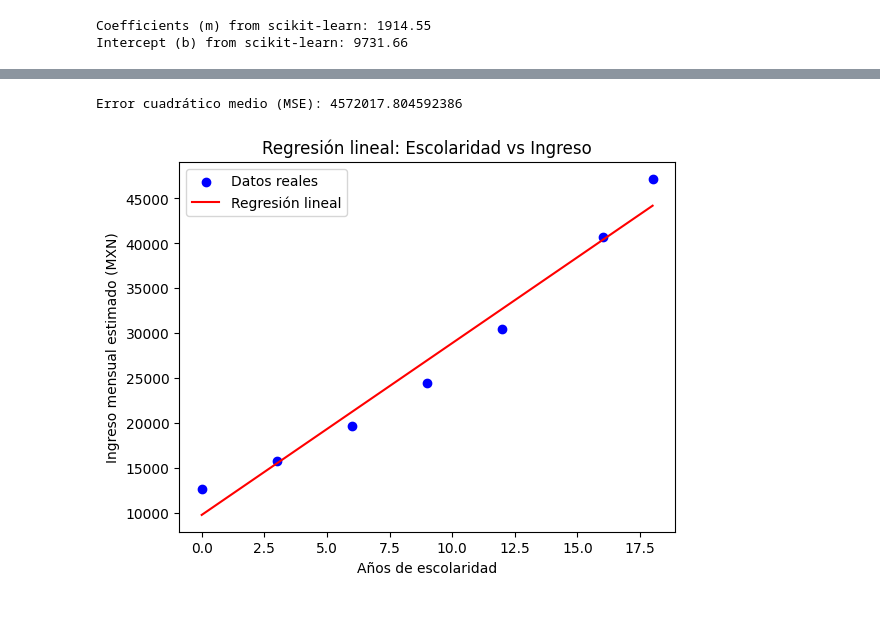
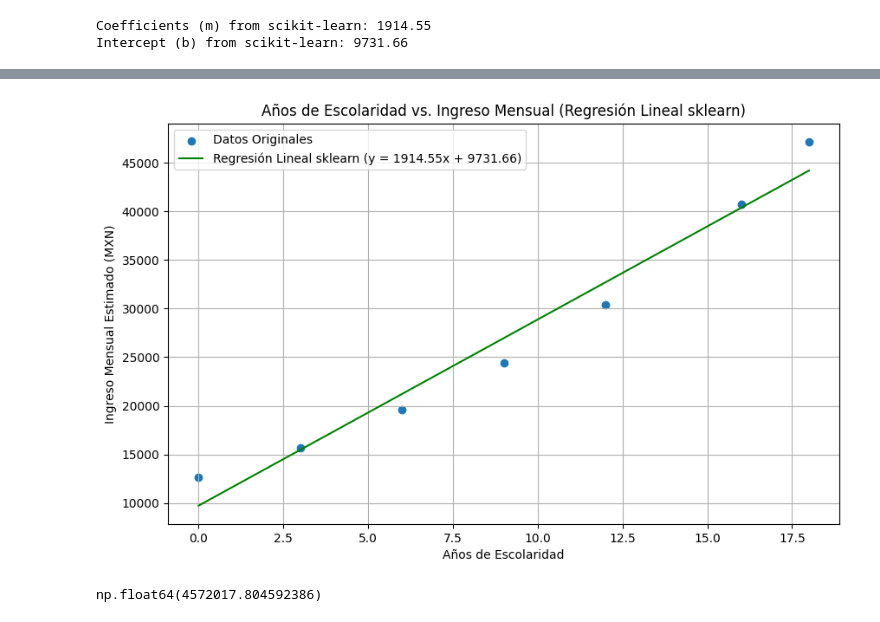
Before and after one commit to m00n07/mineria_de_datos, a Jupyter notebook: Mineria_de_datos.ipynb, the cells around one changed output, grey strips where cells are left out. Drawn from its saved outputs; the diff is of its cells as text; code cells hidden in the pictures.

```diff
--- a/Mineria_de_datos.ipynb
+++ b/Mineria_de_datos.ipynb
@@ -970,29 +971,49 @@ Interpretación porcentual: MAPE.
-# %%
-import matplotlib.pyplot as plt
-
-# Grafica la línea del modelo de regresión lineal de sklearn junto con los datos originales.
-from sklearn.linear_model import LinearRegression
-from sklearn.metrics import mean_squared_error
-
-# Modelo de regresión lineal
-modelo = LinearRegression()
-modelo.fit(anios_escolaridad, ingreso_mensual_estimado_mx)
-
-# Predicciones
-y_pred = modelo.predict(anios_escolaridad)
-
-# Cálculo del MSE
-mse = mean_squared_error(ingreso_mensual_estimado_mx, y_pred)
-print("Error cuadrático medio (MSE):", mse)
-
-
-plt.scatter(anios_escolaridad, ingreso_mensual_estimado_mx, color="blue", label="Datos reales")
-plt.plot(anios_escolaridad, y_pred, color="red", label="Regresión lineal")
-plt.xlabel("Años de escolaridad")
-plt.ylabel("Ingreso mensual estimado (MXN)")
-plt.title("Regresión lineal: Escolaridad vs Ingreso")
-plt.legend()
-plt.show()
-# %% [output]
-Error cuadrático medio (MSE): 4572017.804592386
-[figure, removed]
+# %%
+# Ejercicio 1
+
+from sklearn.linear_model import LinearRegression
+import matplotlib.pyplot as plt
+
+# Cambia la forma de anios_escolaridad a 2D array como es requerido por sklearn
+X = anios_escolaridad.reshape(-1, 1)
+y = ingreso_mensual_estimado_mx
+
+# Crear y ajustar el modelo de regresión lineal
+modelo_regresion = LinearRegression()
+modelo_regresion.fit(X, y)
+
+# Predicciones usando el modelo de sklearn
+y_pred_sklearn = modelo_regresion.predict(X)
+
+plt.figure(figsize=(10, 6))
+plt.scatter(anios_escolaridad, ingreso_mensual_estimado_mx, label='Datos Originales')
+plt.plot(anios_escolaridad, y_pred_sklearn, color='green',
+         label=f'Regresión Lineal sklearn (y = {modelo_regresion.coef_[0]:.2f}x + {modelo_regresion.intercept_:.2f})')
+plt.title('Años de Escolaridad vs. Ingreso Mensual (Regresión Lineal sklearn)')
+plt.xlabel('Años de Escolaridad')
+plt.ylabel('Ingreso Mensual Estimado (MXN)')
+plt.grid(True)
+plt.legend()
+plt.show()
+# %% [output]
+[figure, added]
+# %%
+# Ejercicio 2
+
+# 1. Calcular errores
+errores_sklearn = ingreso_mensual_estimado_mx - y_pred_sklearn
+errores_sklearn
+
+# 2. Elevar errores al cuadrado
+errores_sklearn_cuadrados = errores_sklearn ** 2
+errores_sklearn_cuadrados
+
+# 3. Sumar errores cuadrados
+suma_errores_sklearn = np.sum(errores_sklearn_cuadrados)
+suma_errores_sklearn
+
+# 4. Calcular MSE
+mse_sklearn = suma_errores_sklearn / len(anios_escolaridad)
+mse_sklearn
+# %% [output]
+np.float64(4572017.804592386)
```
Also changed, not shown: parts of 8 cells of this notebook.
